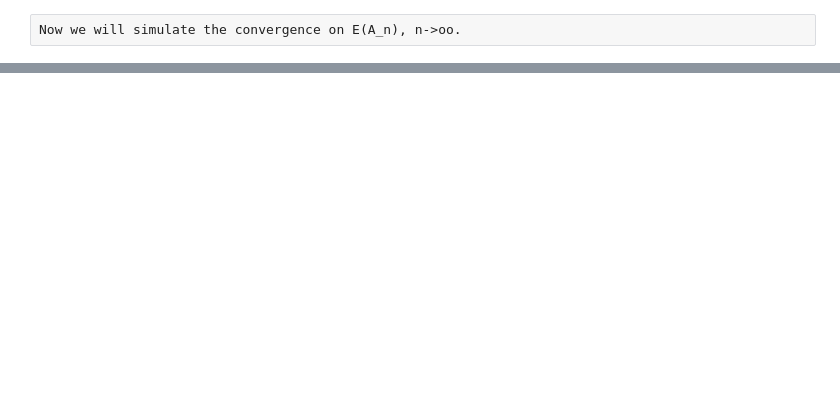
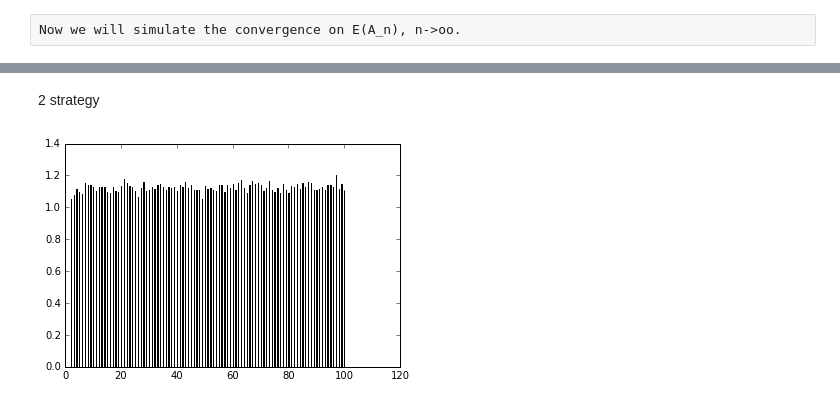
Before and after one commit to ZiggerZZ/MapProjetXForum, a Jupyter notebook: MAP Projet.ipynb, the cells around one changed output, grey strips where cells are left out. Cells and saved outputs as stored; diff of their text form; code cells hidden in the pictures; blank space fills up the shorter version.

```diff
--- a/MAP Projet.ipynb
+++ b/MAP Projet.ipynb
@@ -230,0 +240,6 @@ print expectation
+# %% [markdown]
+2 strategy
+# %%
+conv_exp(2, 100, 1000, 1)
+# %% [output]
+[figure, added]
```
Also changed, not shown: parts of 9 cells of this notebook.
